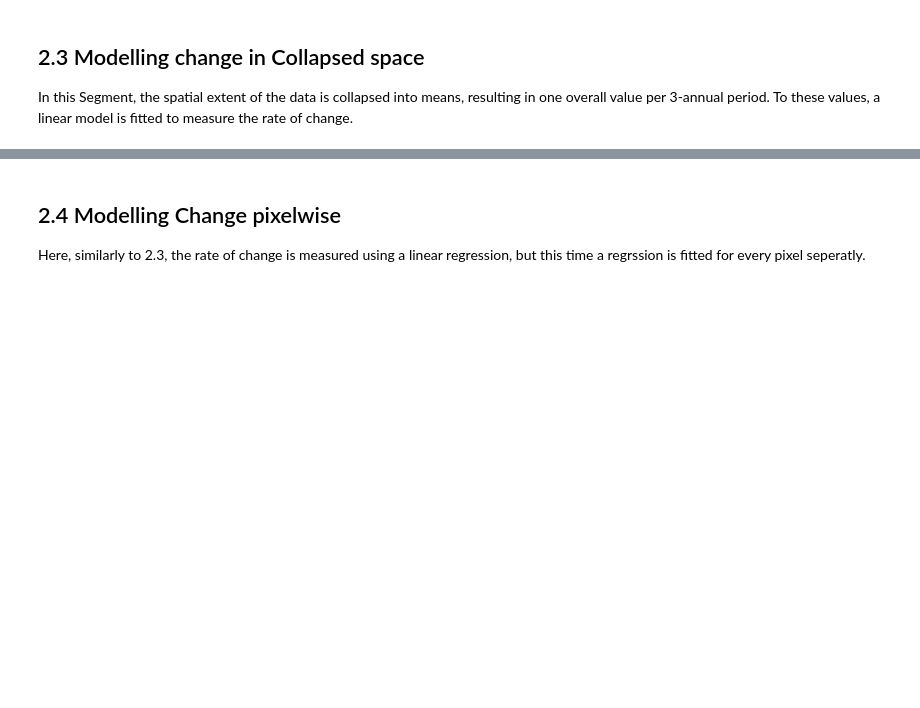
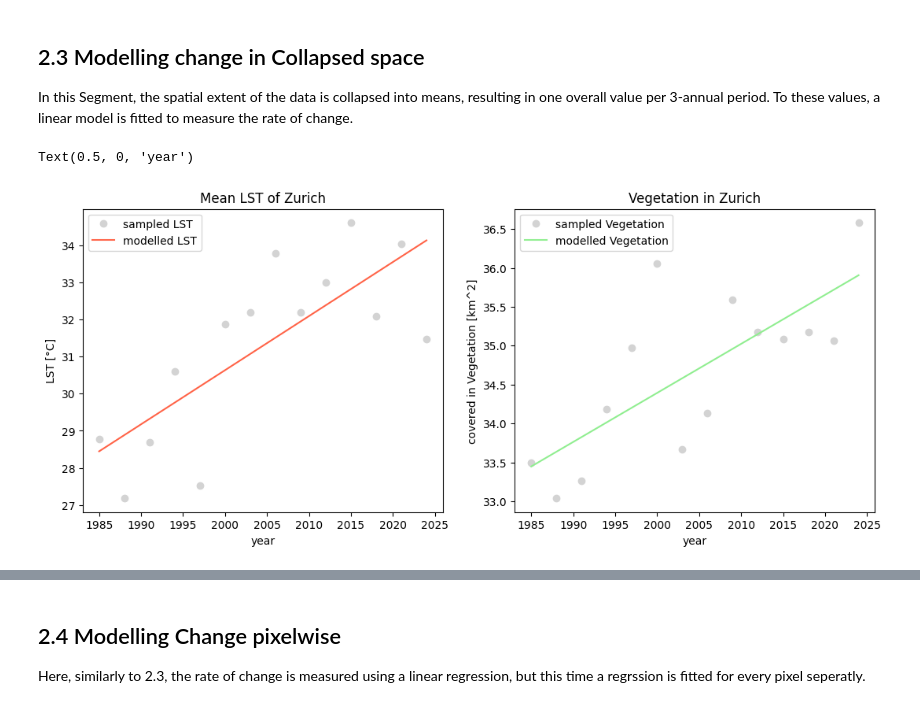
Before and after one commit to MinaKimBebi/Urban_Heat_Zurich_sds210_mbebi, a Jupyter notebook: notebooks/heattrends_in_Zurich.ipynb, the cells around one changed output, grey strips where cells are left out. Drawn from its saved outputs; the diff is of its cells as text; code cells hidden in the pictures; blank space fills up the shorter version.

```diff
--- a/notebooks/heattrends_in_Zurich.ipynb
+++ b/notebooks/heattrends_in_Zurich.ipynb
@@ -100,16 +102,17 @@ LST_hvplot = LST.hvplot(x = "x", y = "y", groupby = "time", cmap = cmc.lajolla_r
               xaxis = None, yaxis = None)
 
 
-
+NDVI_filtered = NDVI.where(NDVI >= threshold)
 #plot NDVI
-NDVI_min_hv, NDVI_max_hv = limits(NDVI)
+NDVI_min_hv, NDVI_max_hv = limits(NDVI_filtered)
 #NDVI_max_hv=np.percentile(NDVI, 98)               #only max used -->almost no negative values
-NDVI_hvplot = NDVI.hvplot(x = "x", y = "y", groupby = "time", cmap = cmc.tokyo,
-              clim = (0, NDVI_max_hv),
+NDVI_hvplot = NDVI_filtered.hvplot(x = "x", y = "y", groupby = "time", cmap = "YlGn",
+              clim = (threshold, 1),# 1 = normal upper limit of NDVI
               clabel = "NDVI",
               aspect='equal',
               shared_axes = False,
-              xaxis = None, yaxis = None)
+              xaxis = None, yaxis = None,
+              bgcolor="lightgray")
 
 
 LST_hvplot + NDVI_hvplot
@@ -139,5 +142,37 @@ BokehModel(combine_events=True, render_bundle={'docs_json': {'89e2bda6-ee69-4c6f
 # %% [markdown]
 ##  2.3 Modelling change in Collapsed space
 In this Segment, the spatial extent of the data is collapsed into means, resulting in one overall value per 3-annual period. To these values, a linear model is fitted to measure the rate of change.
+# %%
+# change in overall NDVI aber summe aller pixel
+pixelsize = NDVI.rio.resolution()
+NDVI_sum = NDVI_filtered.sum(dim =["x","y"])*(0.03**2)## to get km^2 instead of pixels
+
+NDVI_sum_fit = NDVI_sum.polyfit(dim = "time", deg = 1)
+NDVI_sum_trend_line = xr.polyval(NDVI_sum.time, NDVI_sum_fit.polyfit_coefficients)
+
+# change in overall LST
+LST_mean = LST.mean(dim =["x","y"])
+LST_mean_fit = LST_mean.polyfit(dim = "time", deg = 1)
+LST_mean_trend_line = xr.polyval(LST_mean.time, LST_mean_fit.polyfit_coefficients)
+
+#plotting
+fig, ax = plt.subplots(1,2, figsize = (13,5))
+
+LST_mean.plot(ax = ax[0],marker = "o", ls= "", label = "sampled LST", color = "lightgrey")
+LST_mean_trend_line.plot(ax = ax[0], label = "modelled LST", color = "tomato")
+ax[0].set_title("Mean LST of Zurich")
+ax[0].legend()
+ax[0].set_ylabel("LST [°C]")
+ax[0].set_xlabel("year")
+
+NDVI_sum.plot(ax = ax[1], marker = "o", ls = "", label = "sampled Vegetation", color = "lightgrey")
+NDVI_sum_trend_line.plot(ax= ax[1], label = "modelled Vegetation", color = "lightgreen")
+ax[1].set_title("Vegetation in Zurich")
+ax[1].legend()
+ax[1].set_ylabel("covered in Vegetation [km^2]")
+ax[1].set_xlabel("year")
+# %% [output]
+Text(0.5, 0, 'year')
+[figure, added]
 # %%
 # change in overall NDVI
```
Also changed, not shown: parts of 14 cells of this notebook.
